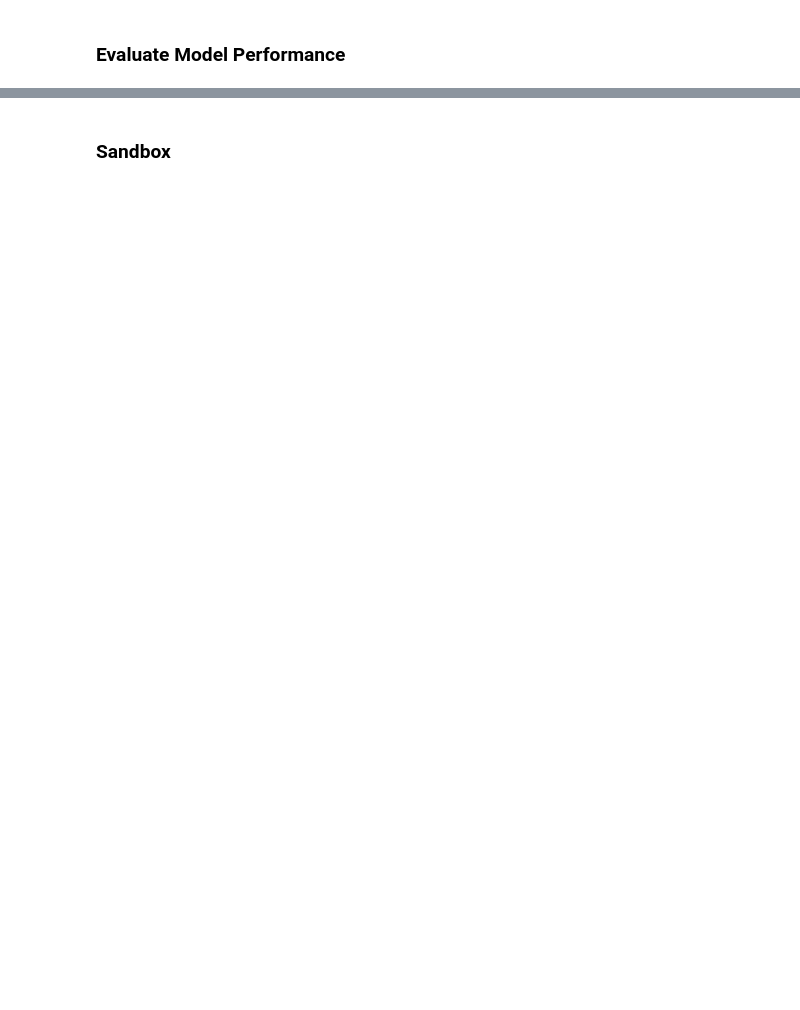
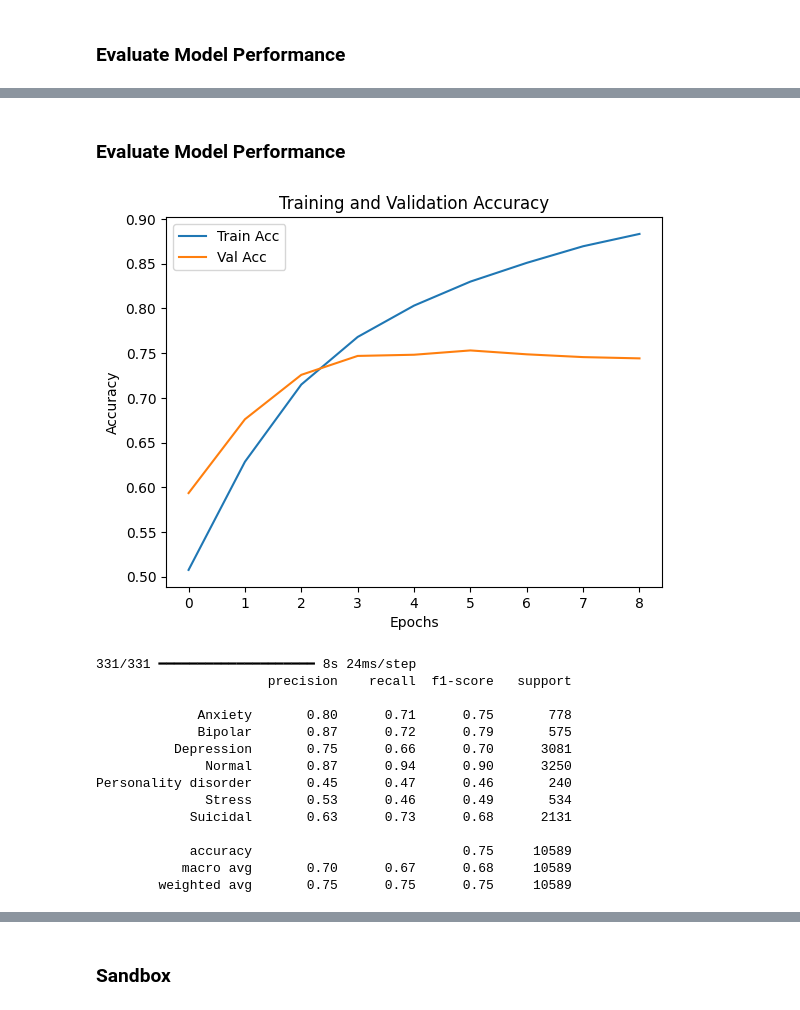
Before and after one commit to jiajinz/NLP_Project, a Jupyter notebook: notebooks/initial_project_notebook.ipynb, the cells around one changed output, grey strips where cells are left out. Saved outputs shown, nothing was run; the diff lists cells and outputs as text; code cells hidden in the pictures; blank space fills up the shorter version.

```diff
--- a/notebooks/initial_project_notebook.ipynb
+++ b/notebooks/initial_project_notebook.ipynb
@@ -342,0 +441,8 @@ Personality disorder       0.56      0.54      0.55       240
+# %%
+history = model.fit(
+    X_train_pad, y_train,
+    validation_data=(X_test_pad, y_test),
+    epochs=20,
+    batch_size=32,
+    callbacks=[early_stop]
+)
@@ -342,0 +470,47 @@ Personality disorder       0.56      0.54      0.55       240
+# %% [markdown]
+### Evaluate Model Performance
+# %%
+import matplotlib.pyplot as plt
+from sklearn.metrics import classification_report, confusion_matrix
+import seaborn as sns
+
+# Plot training history
+plt.plot(history.history['accuracy'], label='Train Acc')
+plt.plot(history.history['val_accuracy'], label='Val Acc')
+plt.legend()
+plt.xlabel("Epochs")
+plt.ylabel("Accuracy")
+plt.title("Training and Validation Accuracy")
+plt.show()
+
+# Predictions
+y_pred = model.predict(X_test_pad)
+y_pred_classes = y_pred.argmax(axis=1)
+
+# Classification report
+print(classification_report(y_test, y_pred_classes, target_names=encoder.classes_))
+
+# Confusion matrix
+cm = confusion_matrix(y_test, y_pred_classes)
+sns.heatmap(cm, annot=True, xticklabels=encoder.classes_, yticklabels=encoder.classes_, fmt='d', cmap="Blues")
+plt.xlabel('Predicted')
+plt.ylabel('True')
+plt.title('Confusion Matrix')
+plt.savefig("../figures/lstm_confusion_matrix.png")
+plt.show()
+# %% [output]
+[figure, added]
+331/331 ━━━━━━━━━━━━━━━━━━━━ 8s 24ms/step
+                      precision    recall  f1-score   support
+
+             Anxiety       0.80      0.71      0.75       778
+             Bipolar       0.87      0.72      0.79       575
+          Depression       0.75      0.66      0.70      3081
+              Normal       0.87      0.94      0.90      3250
+Personality disorder       0.45      0.47      0.46       240
+              Stress       0.53      0.46      0.49       534
+            Suicidal       0.63      0.73      0.68      2131
+
+            accuracy                           0.75     10589
+           macro avg       0.70      0.67      0.68     10589
+        weighted avg       0.75      0.75      0.75     10589
```
Also changed, not shown: parts of 13 cells of this notebook, 2 other files.
